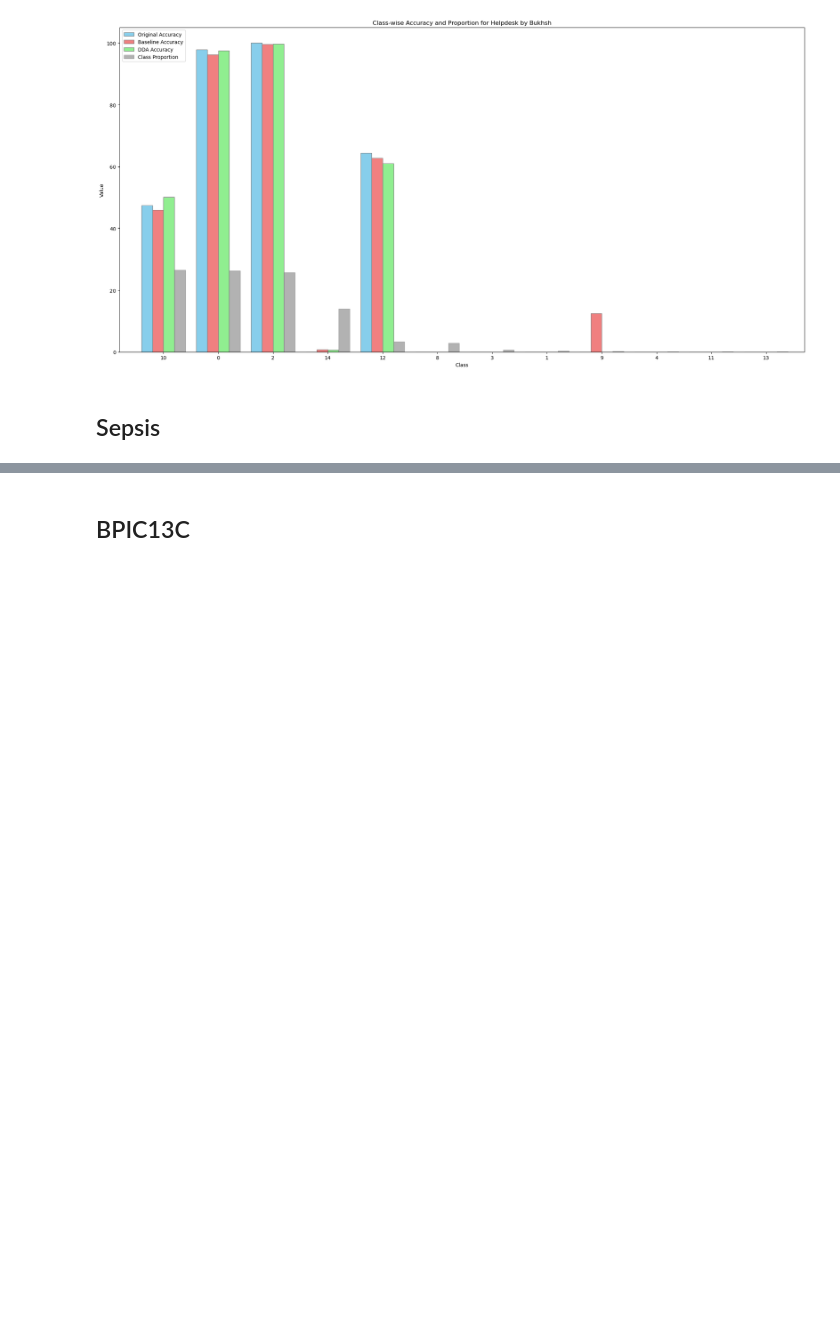
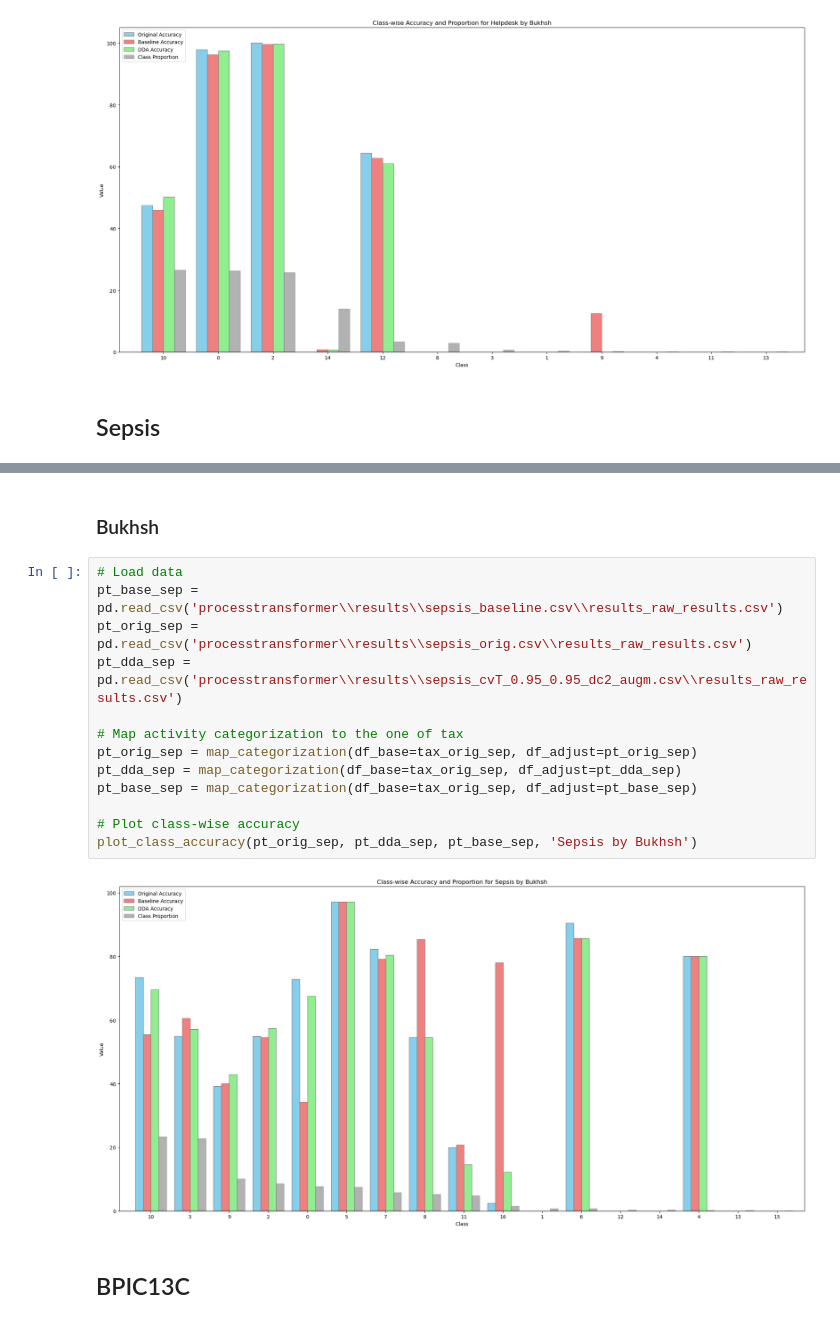
Before and after one commit to ChristineBrugger/A-declarative-data-augmentation-approach-for-predictive-process-monitoring, a Jupyter notebook: Analysis of Test Results.ipynb, the cells around one changed output, grey strips where cells are left out. Drawn from its saved outputs; the diff is of its cells as text; blank space fills up the shorter version.

```diff
--- a/Analysis of Test Results.ipynb
+++ b/Analysis of Test Results.ipynb
@@ -57,2 +86,19 @@ plot_class_accuracy(pt_orig_hd, pt_dda_hd, pt_base_hd, 'Helpdesk by Bukhsh')
+# %% [markdown]
+### Bukhsh
+# %%
+# Load data
+pt_base_sep = pd.read_csv('processtransformer\\results\\sepsis_baseline.csv\\results_raw_results.csv')
+pt_orig_sep = pd.read_csv('processtransformer\\results\\sepsis_orig.csv\\results_raw_results.csv')
+pt_dda_sep = pd.read_csv('processtransformer\\results\\sepsis_cvT_0.95_0.95_dc2_augm.csv\\results_raw_results.csv')
+
+# Map activity categorization to the one of tax
+pt_orig_sep = map_categorization(df_base=tax_orig_sep, df_adjust=pt_orig_sep)
+pt_dda_sep = map_categorization(df_base=tax_orig_sep, df_adjust=pt_dda_sep)
+pt_base_sep = map_categorization(df_base=tax_orig_sep, df_adjust=pt_base_sep)
+
+# Plot class-wise accuracy
+plot_class_accuracy(pt_orig_sep, pt_dda_sep, pt_base_sep, 'Sepsis by Bukhsh')
+# %% [output]
+[figure, added]
 # %% [markdown]
 ## BPIC13C
```
Also changed, not shown: parts of 15 cells of this notebook.
